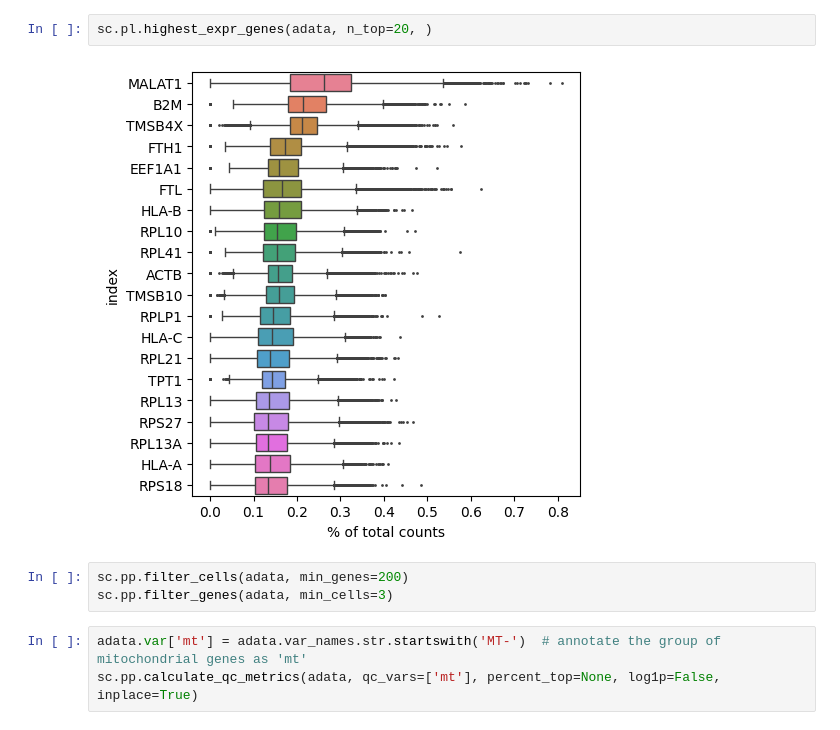
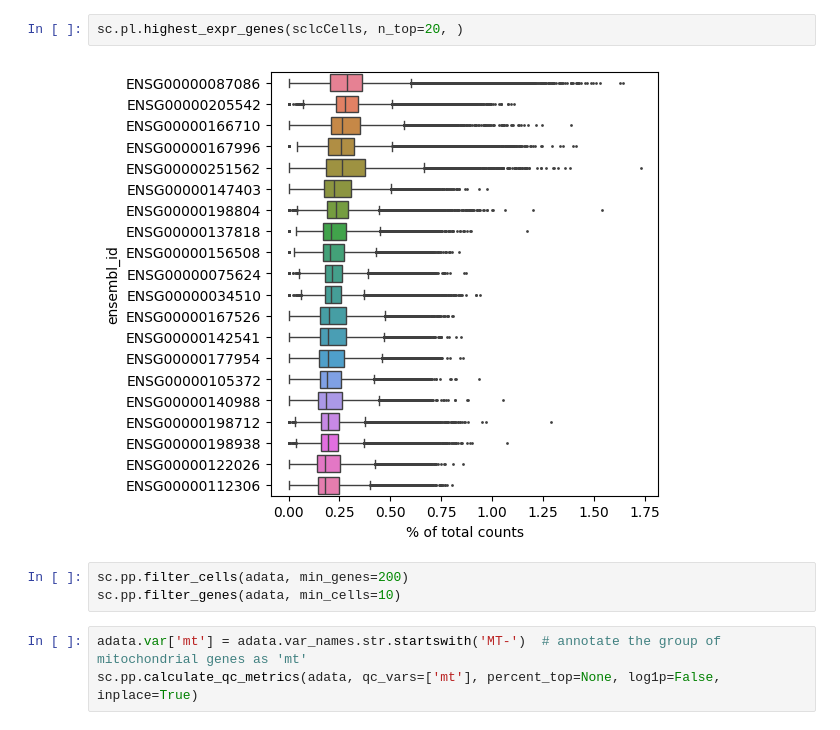
Before and after one commit to archana-b24/sc-spatial-analysis, a Jupyter notebook: initialAnalysis.ipynb, the cells around one changed output. Cells and saved outputs as stored; diff of their text form.

Commit message:
preprocessing sclcData

```diff
--- a/initialAnalysis.ipynb
+++ b/initialAnalysis.ipynb
@@ -13,10 +16,10 @@ AnnData object with n_obs × n_vars = 65662 × 26485
 # %%
-sc.pl.highest_expr_genes(adata, n_top=20, )
+sc.pl.highest_expr_genes(sclcCells, n_top=20, )
 # %% [output]
-[figure, old version]
+[figure, new version]
 # %%
 sc.pp.filter_cells(adata, min_genes=200)
-sc.pp.filter_genes(adata, min_cells=3)
+sc.pp.filter_genes(adata, min_cells=10)
 # %%
 adata.var['mt'] = adata.var_names.str.startswith('MT-')  # annotate the group of mitochondrial genes as 'mt'
 sc.pp.calculate_qc_metrics(adata, qc_vars=['mt'], percent_top=None, log1p=False, inplace=True)
```
Also changed, not shown: parts of 12 cells of this notebook, 6 other files.
